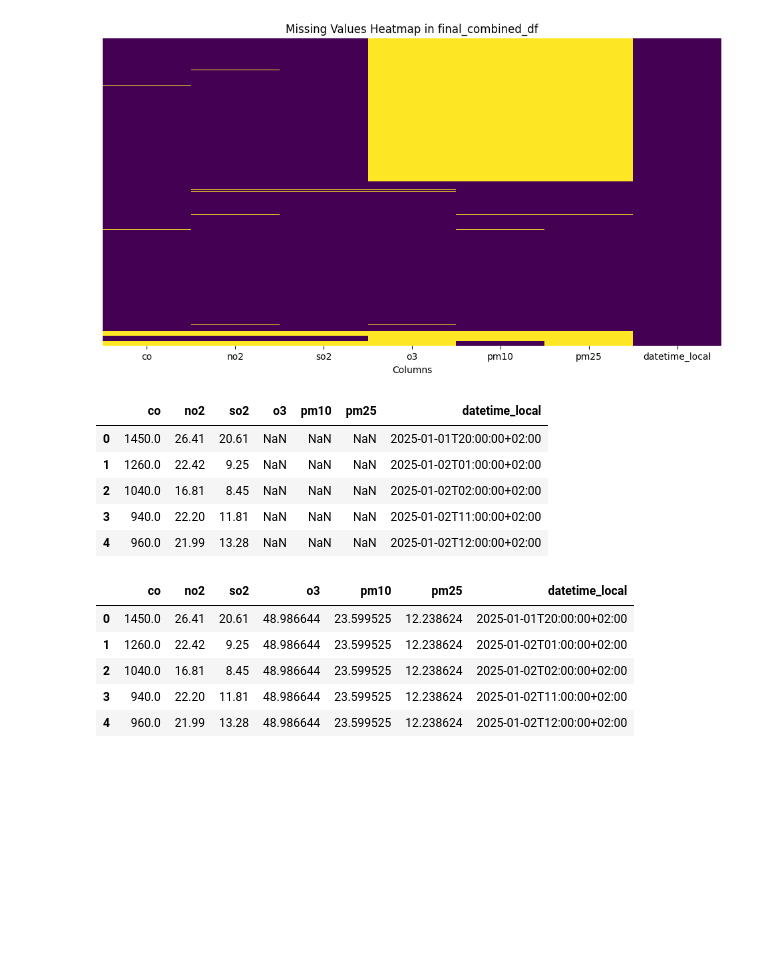
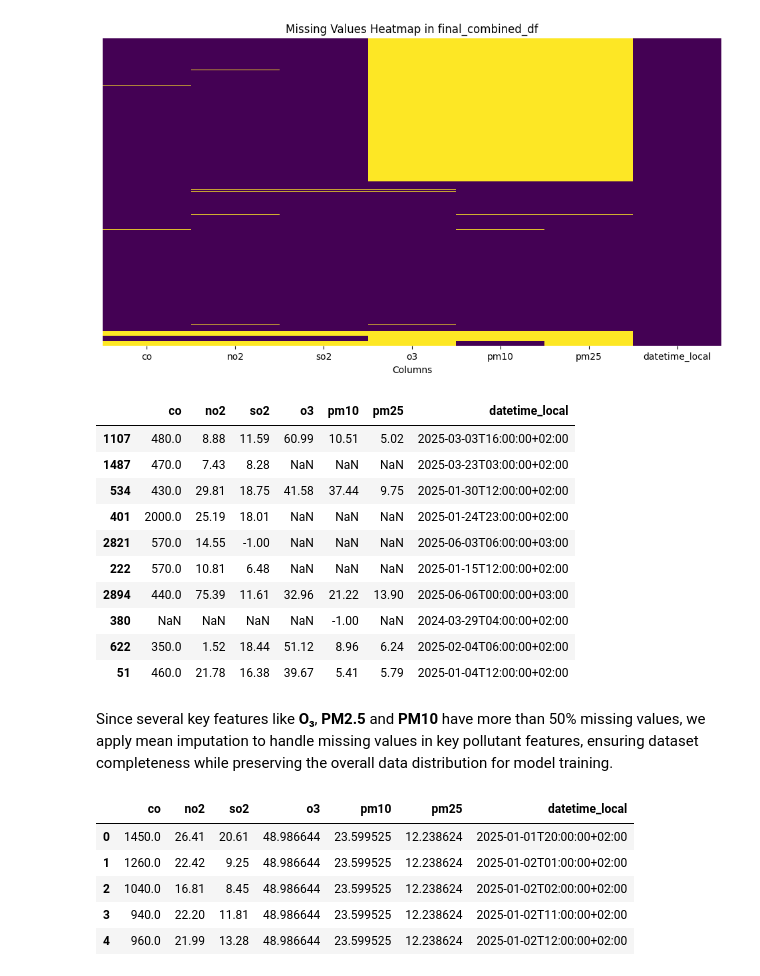
Before and after one commit to ivetkalchev/VarnaAir, a Jupyter notebook: varnaair.ipynb, the cells around one changed output. Saved outputs shown, nothing was run; the diff lists cells and outputs as text; code cells hidden in the pictures; blank space fills up the shorter version.

```diff
--- a/varnaair.ipynb
+++ b/varnaair.ipynb
@@ -65,7 +81,7 @@ df_latest1
 base_url = "https://api.openaq.org/v3/sensors/{sensor_id}/measurements"
 
 # sensor ids for Angel Kanchev
-sensor_ids = [25775, 25778, 25776, 25779, 25774, 25777, 4272879]
+sensor_ids = [25777, 25778, 25776, 25779, 25774, 25775, 4272879]
 
 sensor_data_frames = []
 
@@ -92,7 +108,7 @@ for sensor_id in sensor_ids:
 
         sensor_data_frames.append(df1)
 
-combined_df1 = pandas.concat(sensor_data_frames, ignore_index=True)
-combined_df1
+df1 = pandas.concat(sensor_data_frames, ignore_index=True)
+df1
 # %% [output]
 |  | value | sensor_id | datetime_from_utc | datetime_from_local | datetime_to_utc | datetime_to_local | ... |
@@ -182,8 +177,8 @@ for sensor_id in sensor_ids:
 
         sensor_data_frames.append(df2)
 
-combined_df2 = pandas.concat(sensor_data_frames, ignore_index=True)
-combined_df2
+df2 = pandas.concat(sensor_data_frames, ignore_index=True)
+df2
 # %% [output]
 |  | value | sensor_id | datetime_from_utc | datetime_from_local | datetime_to_utc | datetime_to_local | ... |
 | 0 | 1.51 | 7774820 | 2024-01-28T22:00:00Z | 2024-01-29T00:00:00+02:00 | 2024-01-28T23:00:00Z | 2024-01-29T01:00:00+02:00 | ... |
@@ -223,2 +198,4 @@ pivot_df2
 # %%
-combined_df = pandas.concat([pivot_df1, pivot_df2], ignore_index=True)
+combined_df = pandas.concat([df1, df2], ignore_index=True)
+
+print("The API key dataset from the 2 stations contains: " + str(combined_df.shape))
@@ -228,0 +206,8 @@ combined_df.shape
+# %%
+combined_df = combined_df.pivot_table(
+    index='datetime_from_local',
+    columns='parameter_name',
+    values='value'
+).reset_index()
+
+combined_df
@@ -427,14 +502,21 @@ plt.show()
 # %% [output]
 [figure]
 # %%
-final_combined_df.head()
+final_combined_df.sample(10)
 # %% [output]
 |  | co | no2 | so2 | o3 | pm10 | pm25 | datetime_local |
-| 0 | 1450.0 | 26.41 | 20.61 | NaN | NaN | NaN | 2025-01-01T20:00:00+02:00 |
-| 1 | 1260.0 | 22.42 | 9.25 | NaN | NaN | NaN | 2025-01-02T01:00:00+02:00 |
-| 2 | 1040.0 | 16.81 | 8.45 | NaN | NaN | NaN | 2025-01-02T02:00:00+02:00 |
-| 3 | 940.0 | 22.20 | 11.81 | NaN | NaN | NaN | 2025-01-02T11:00:00+02:00 |
-| 4 | 960.0 | 21.99 | 13.28 | NaN | NaN | NaN | 2025-01-02T12:00:00+02:00 |
+| 1107 | 480.0 | 8.88 | 11.59 | 60.99 | 10.51 | 5.02 | 2025-03-03T16:00:00+02:00 |
+| 1487 | 470.0 | 7.43 | 8.28 | NaN | NaN | NaN | 2025-03-23T03:00:00+02:00 |
+| 534 | 430.0 | 29.81 | 18.75 | 41.58 | 37.44 | 9.75 | 2025-01-30T12:00:00+02:00 |
+| 401 | 2000.0 | 25.19 | 18.01 | NaN | NaN | NaN | 2025-01-24T23:00:00+02:00 |
+| 2821 | 570.0 | 14.55 | -1.00 | NaN | NaN | NaN | 2025-06-03T06:00:00+03:00 |
+| 222 | 570.0 | 10.81 | 6.48 | NaN | NaN | NaN | 2025-01-15T12:00:00+02:00 |
+| 2894 | 440.0 | 75.39 | 11.61 | 32.96 | 21.22 | 13.90 | 2025-06-06T00:00:00+03:00 |
+| 380 | NaN | NaN | NaN | NaN | -1.00 | NaN | 2024-03-29T04:00:00+02:00 |
+| 622 | 350.0 | 1.52 | 18.44 | 51.12 | 8.96 | 6.24 | 2025-02-04T06:00:00+02:00 |
+| 51 | 460.0 | 21.78 | 16.38 | 39.67 | 5.41 | 5.79 | 2025-01-04T12:00:00+02:00 |
+# %% [markdown]
+Since several key features like **O₃**, **PM2.5** and **PM10** have more than 50% missing values, we apply mean imputation to handle missing values in key pollutant features, ensuring dataset completeness while preserving the overall data distribution for model training.
 # %%
 imputer = SimpleImputer(strategy='mean')
 final_combined_df[['co', 'no2', 'so2', 'o3', 'pm10', 'pm25']] = imputer.fit_transform(
```
Also changed, not shown: parts of 36 cells of this notebook.
